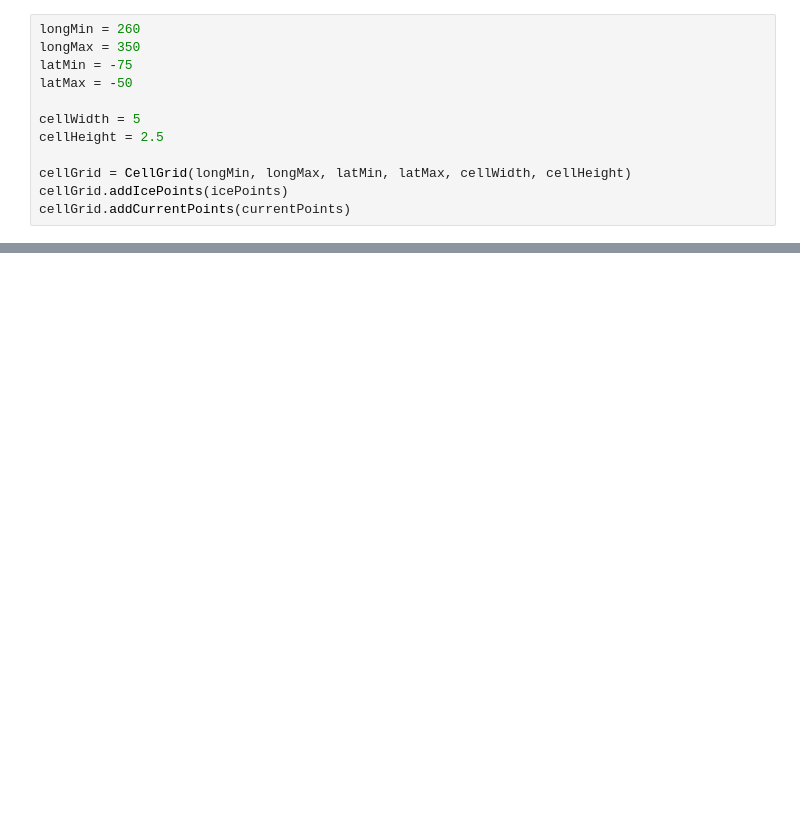
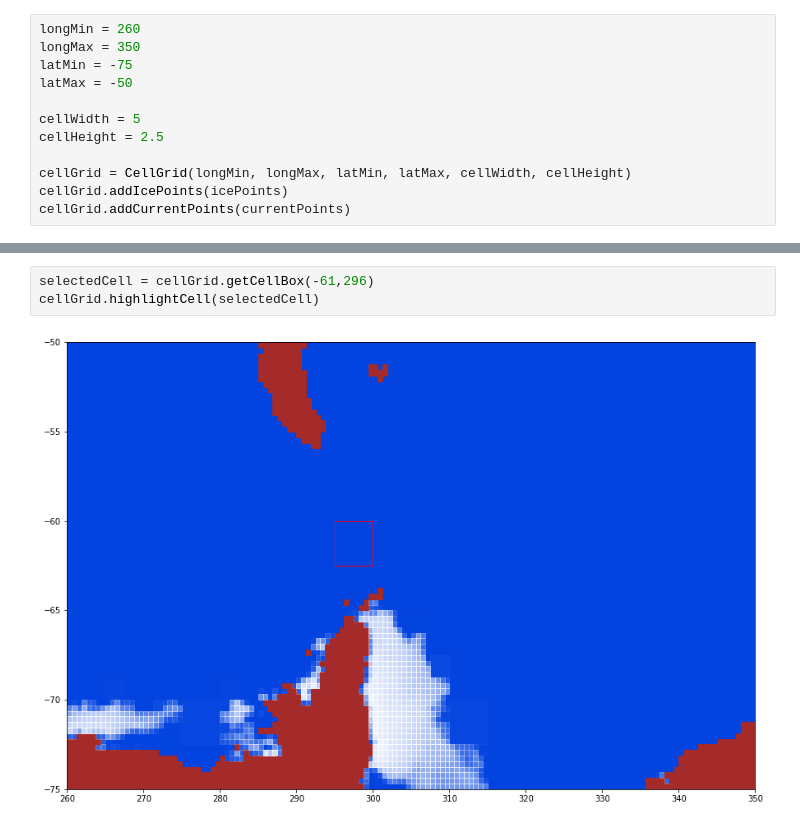
Before and after one commit to antarctica/PolarRoute, a Jupyter notebook: example(refactor).ipynb, the cells around one changed output, grey strips where cells are left out. Drawn from its saved outputs; the diff is of its cells as text; blank space fills up the shorter version.

```diff
--- a/example(refactor).ipynb
+++ b/example(refactor).ipynb
@@ -51,0 +38,5 @@ Cell width =-2.81226925619086
+# %%
+selectedCell = cellGrid.getCellBox(-61,296)
+cellGrid.highlightCell(selectedCell)
+# %% [output]
+[figure, added]
```
Also changed, not shown: parts of 7 cells of this notebook, 4 other files.
